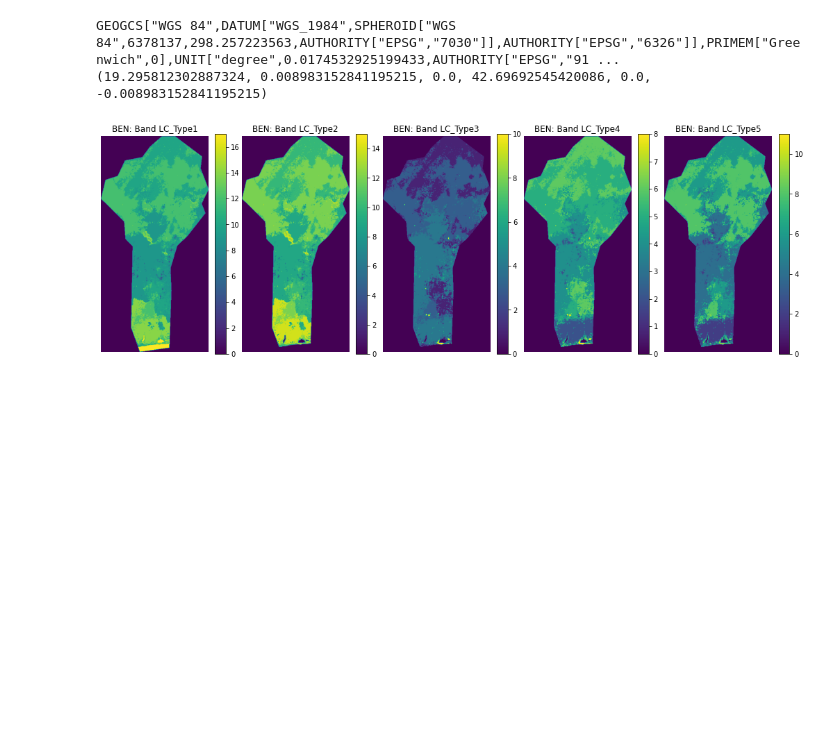
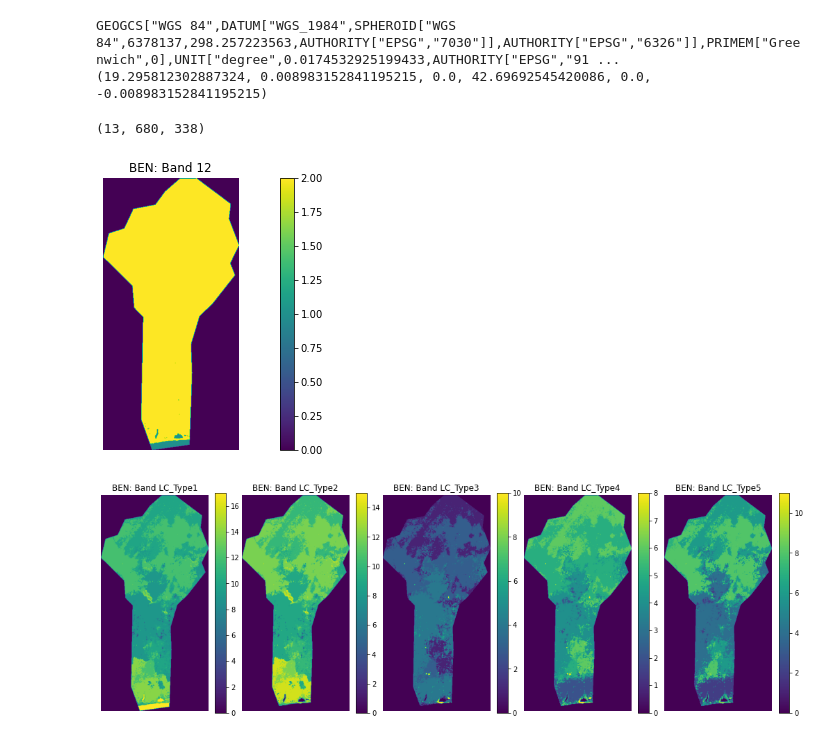
Before and after one commit to gracemitch/omdena-wri, a Jupyter notebook: analysis/MODIS_land_cover.ipynb, the cells around one changed output. Drawn from its saved outputs; the diff is of its cells as text; code cells hidden in the pictures; blank space fills up the shorter version.

```diff
--- a/analysis/MODIS_land_cover.ipynb
+++ b/analysis/MODIS_land_cover.ipynb
@@ -59,7 +74,18 @@ print(ds.GetGeoTransform())
 # %% [output]
 GEOGCS["WGS 84",DATUM["WGS_1984",SPHEROID["WGS 84",6378137,298.257223563,AUTHORITY["EPSG","7030"]],AUTHORITY["EPSG","6326"]],PRIMEM["Greenwich",0],UNIT["degree",0.0174532925199433,AUTHORITY["EPSG","91 ...
 (19.295812302887324, 0.008983152841195215, 0.0, 42.69692545420086, 0.0, -0.008983152841195215)
+# %%
+images[0].shape
+# %% [output]
+(13, 680, 338)
 # %%
+def plot_band(img, nband, country):
+    fig, ax = plt.subplots(1, 1, figsize=(15, 5))
+    im = ax.imshow(img[nband,:,:])
+    ax.axis('off')
+    ax.set_title(F"{country}: Band {nband}")
+    fig.colorbar(im, ax=ax)
+
 def plot_bands(img, country):
     # care about bands LC_Type1-5
     bands = range(5)
@@ -70,6 +96,10 @@ def plot_bands(img, country):
         ax.axis('off')
         ax.set_title(F"{country}: Band LC_Type{band+1}")
         fig.colorbar(im, ax=ax)
+# %%
+plot_band(images[0], 12, country)
+# %% [output]
+[figure, added]
 # %%
 plot_bands(images[1], country)
 # %% [output]
```
Also changed, not shown: parts of 23 cells of this notebook.
